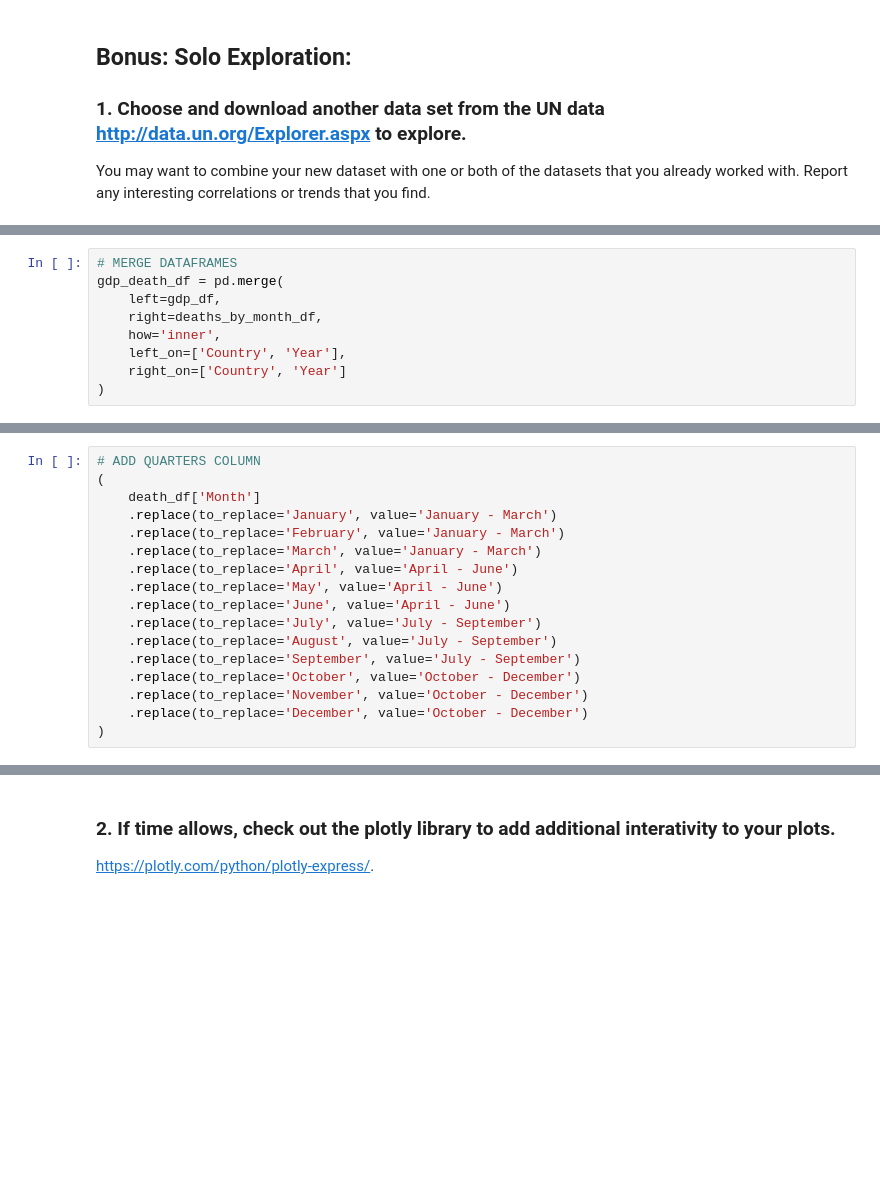
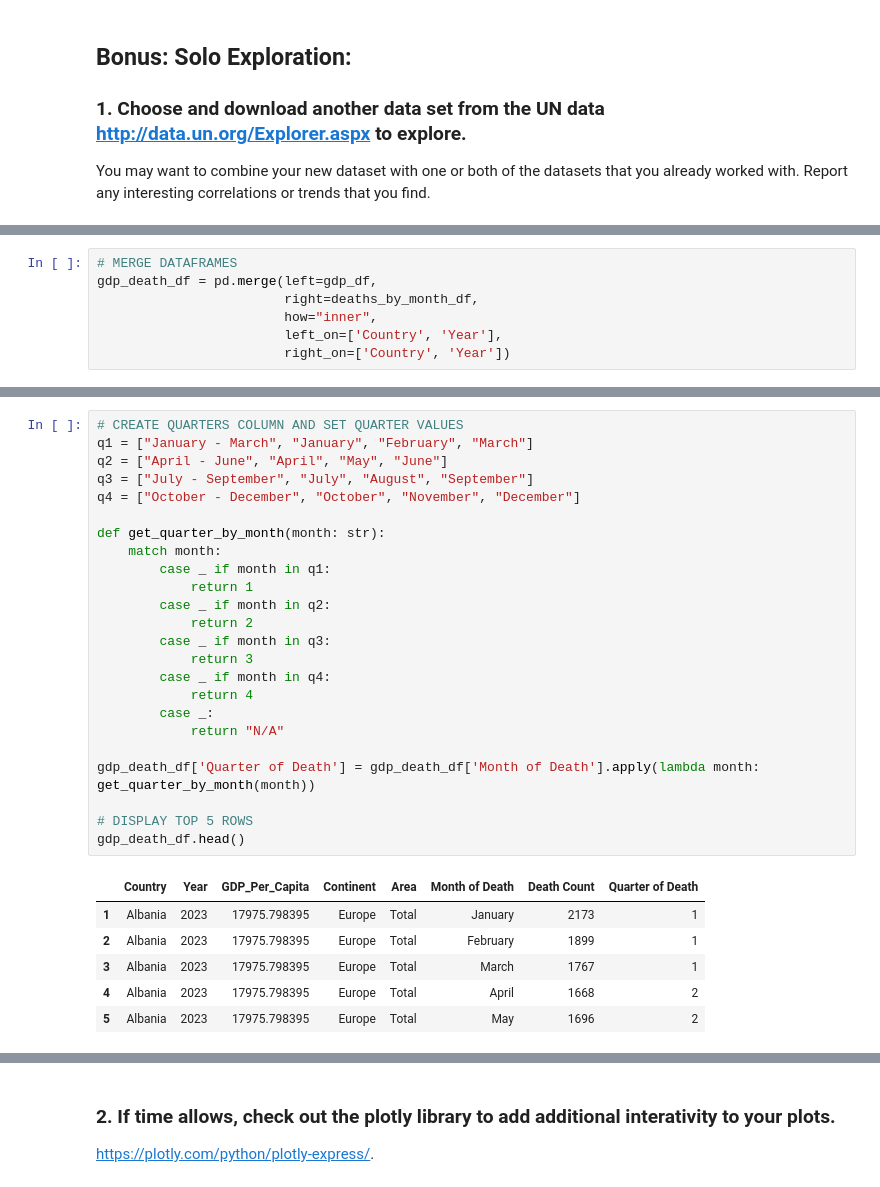
Before and after one commit to nss-data-science-cohort-9/un-exploration-shannequin, a Jupyter notebook: notebooks/UN_Data_Exploration.ipynb, the cells around one changed output, grey strips where cells are left out. Saved outputs shown, nothing was run; the diff lists cells and outputs as text; blank space fills up the shorter version.

```diff
--- a/notebooks/UN_Data_Exploration.ipynb
+++ b/notebooks/UN_Data_Exploration.ipynb
@@ -556,10 +562,8 @@ deaths_by_month_df = deaths_by_month_df.rename(columns={'Country or Area': 'Coun
 # %%
 # MERGE DATAFRAMES
-gdp_death_df = pd.merge(
-    left=gdp_df,
-    right=deaths_by_month_df,
-    how='inner',
-    left_on=['Country', 'Year'],
-    right_on=['Country', 'Year']
-)
+gdp_death_df = pd.merge(left=gdp_df,
+                        right=deaths_by_month_df,
+                        how="inner",
+                        left_on=['Country', 'Year'],
+                        right_on=['Country', 'Year'])
 # %%
@@ -598,17 +608,31 @@ _IncompleteInputError: incomplete input (2003687980.py, line 2)
-# %%
-# ADD QUARTERS COLUMN
-(
-    death_df['Month']
-    .replace(to_replace='January', value='January - March')
-    .replace(to_replace='February', value='January - March')
-    .replace(to_replace='March', value='January - March')
-    .replace(to_replace='April', value='April - June')
-    .replace(to_replace='May', value='April - June')
-    .replace(to_replace='June', value='April - June')
-    .replace(to_replace='July', value='July - September')
-    .replace(to_replace='August', value='July - September')
-    .replace(to_replace='September', value='July - September')
-    .replace(to_replace='October', value='October - December')
-    .replace(to_replace='November', value='October - December')
-    .replace(to_replace='December', value='October - December')
-)
+# %%
+# CREATE QUARTERS COLUMN AND SET QUARTER VALUES
+q1 = ["January - March", "January", "February", "March"]
+q2 = ["April - June", "April", "May", "June"]
+q3 = ["July - September", "July", "August", "September"]
+q4 = ["October - December", "October", "November", "December"]
+
+def get_quarter_by_month(month: str):
+    match month:
+        case _ if month in q1:
+            return 1
+        case _ if month in q2:
+            return 2
+        case _ if month in q3:
+            return 3
+        case _ if month in q4:
+            return 4
+        case _:
+            return "N/A"
+
+gdp_death_df['Quarter of Death'] = gdp_death_df['Month of Death'].apply(lambda month: get_quarter_by_month(month))
+
+# DISPLAY TOP 5 ROWS
+gdp_death_df.head()
+# %% [output]
+|  | Country | Year | GDP_Per_Capita | Continent | Area | Month of Death | Death Count | Quarter of Death |
+| 1 | Albania | 2023 | 17975.798395 | Europe | Total | January | 2173 | 1 |
+| 2 | Albania | 2023 | 17975.798395 | Europe | Total | February | 1899 | 1 |
+| 3 | Albania | 2023 | 17975.798395 | Europe | Total | March | 1767 | 1 |
+| 4 | Albania | 2023 | 17975.798395 | Europe | Total | April | 1668 | 2 |
+| 5 | Albania | 2023 | 17975.798395 | Europe | Total | May | 1696 | 2 |
```
Also changed, not shown: parts of 39 cells of this notebook.
